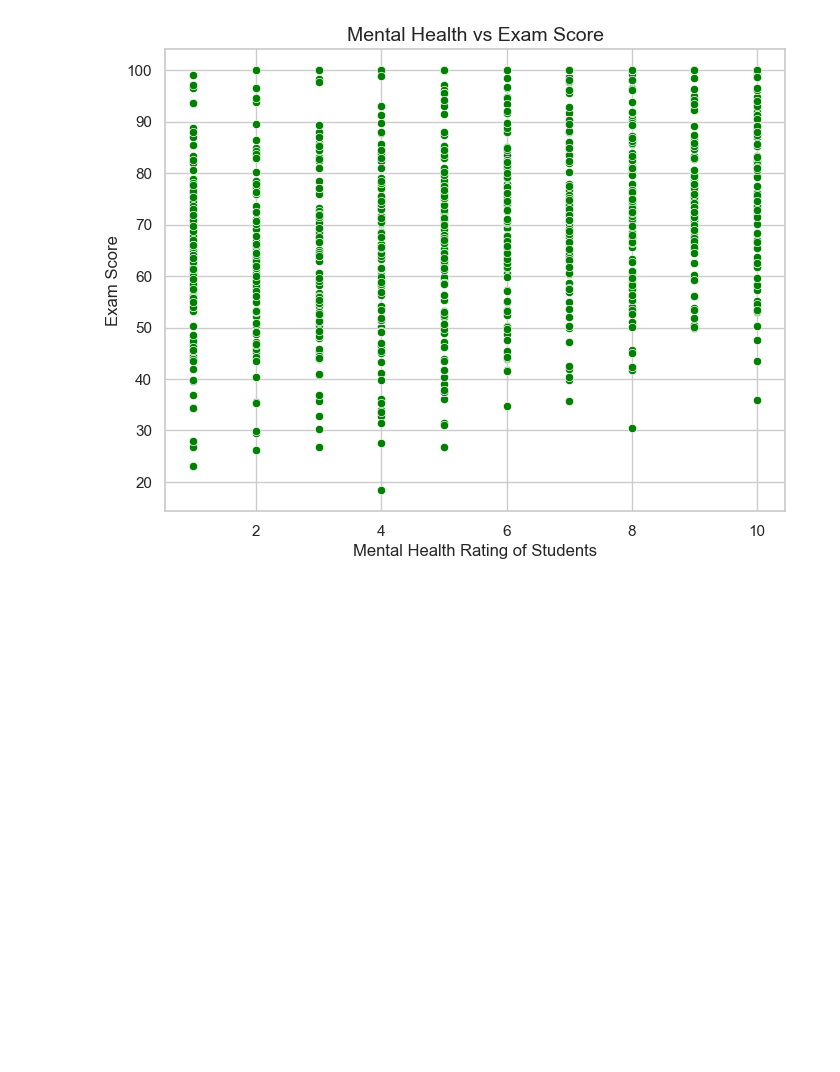
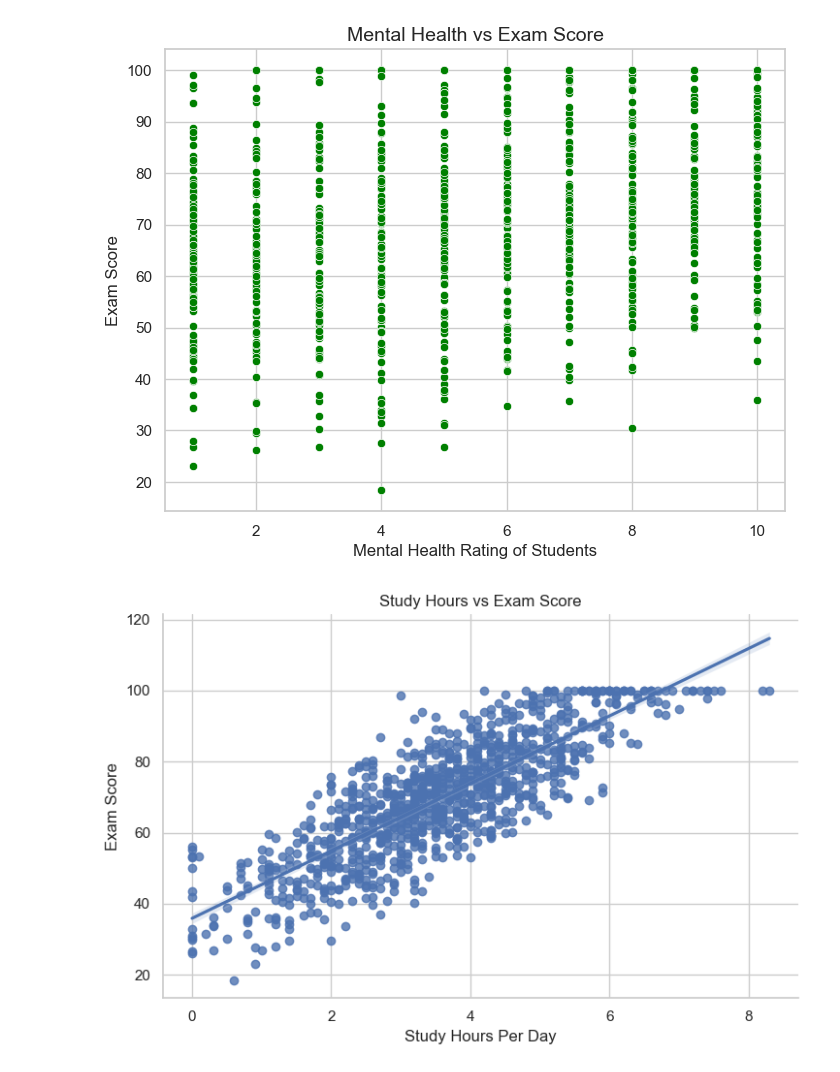
Before and after one commit to Dulyana-Silva/student-performance-dashboard, a Jupyter notebook: student_habits_performance.ipynb, the cells around one changed output. Cells and saved outputs as stored; diff of their text form; code cells hidden in the pictures; blank space fills up the shorter version.

```diff
--- a/student_habits_performance.ipynb
+++ b/student_habits_performance.ipynb
@@ -121,3 +122,14 @@ plt.show()
 [figure]
 [figure]
 [figure]
+# %%
+# Study Hours vs Exam Score (with trendline)
+sns.lmplot(x='study_hours_per_day', y='exam_score', data=df, aspect=1.5)
+plt.title('Study Hours vs Exam Score')
+plt.xlabel('Study Hours Per Day')
+plt.ylabel('Exam Score')
+plt.tight_layout()
+plt.savefig("study_hours_vs_exam_score.png")
+plt.show()
+# %% [output]
+[figure, added]
```
Also changed, not shown: parts of 4 cells of this notebook.
